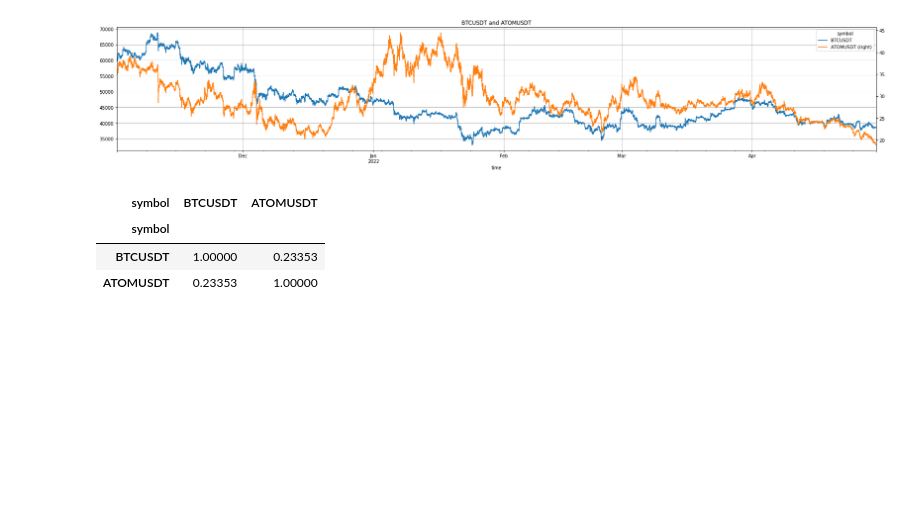
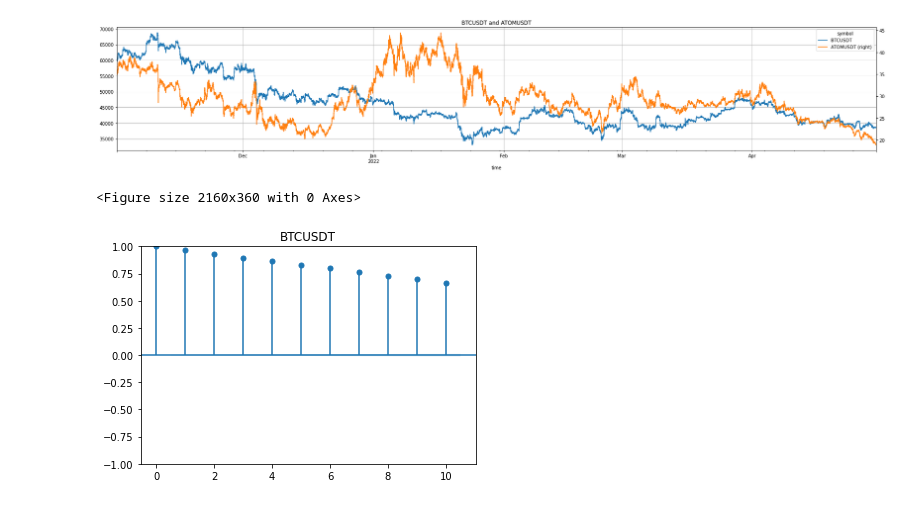
Before and after one commit to sergio12S/youtoube, a Jupyter notebook: research/relationships_regression.ipynb, the cells around one changed output. Saved outputs shown, nothing was run; the diff lists cells and outputs as text; code cells hidden in the pictures; blank space fills up the shorter version.

```diff
--- a/research/relationships_regression.ipynb
+++ b/research/relationships_regression.ipynb
@@ -190,13 +192,19 @@ data.\
 # %% [output]
 <AxesSubplot:title={'center':'BTCUSDT and ATOMUSDT'}, xlabel='time'>
 [figure]
-# %%
-data.groupby('symbol')['close']\
-    .resample('5Min')\
-    .last()\
-    .loc[['BTCUSDT', 'ATOMUSDT']]
-# %% [output]
-| symbol | BTCUSDT | ATOMUSDT |
-| symbol |  |  |
-| BTCUSDT | 1.00000 | 0.23353 |
-| ATOMUSDT | 0.23353 | 1.00000 |
+# %%
+
+plt.figure(figsize=(30, 5))
+plot_acf(
+    data.groupby('symbol')['close']
+    .resample('5Min')
+    .last()
+    .loc[['BTCUSDT']]
+    .pct_change(-30)
+    .dropna()
+    .unstack('symbol'), lags=10, title='BTCUSDT', alpha=0.5
+)
+plt.show()
+# %% [output]
+<Figure size 2160x360 with 0 Axes>
+[figure, added]
```
Also changed, not shown: parts of 4 cells of this notebook.
